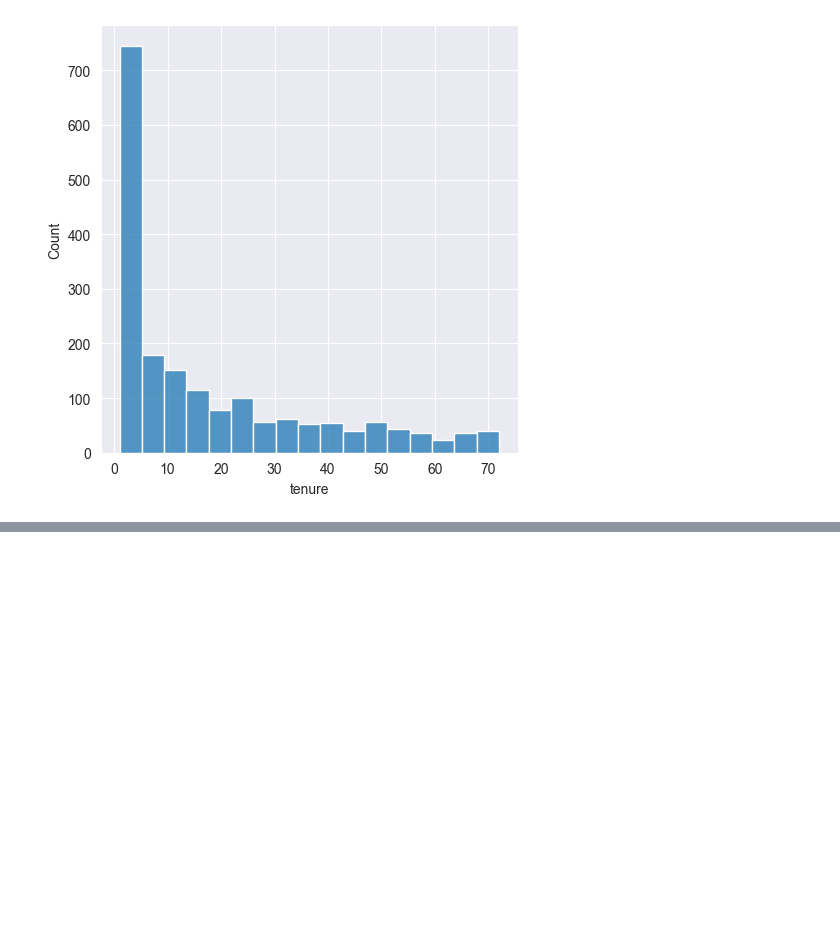
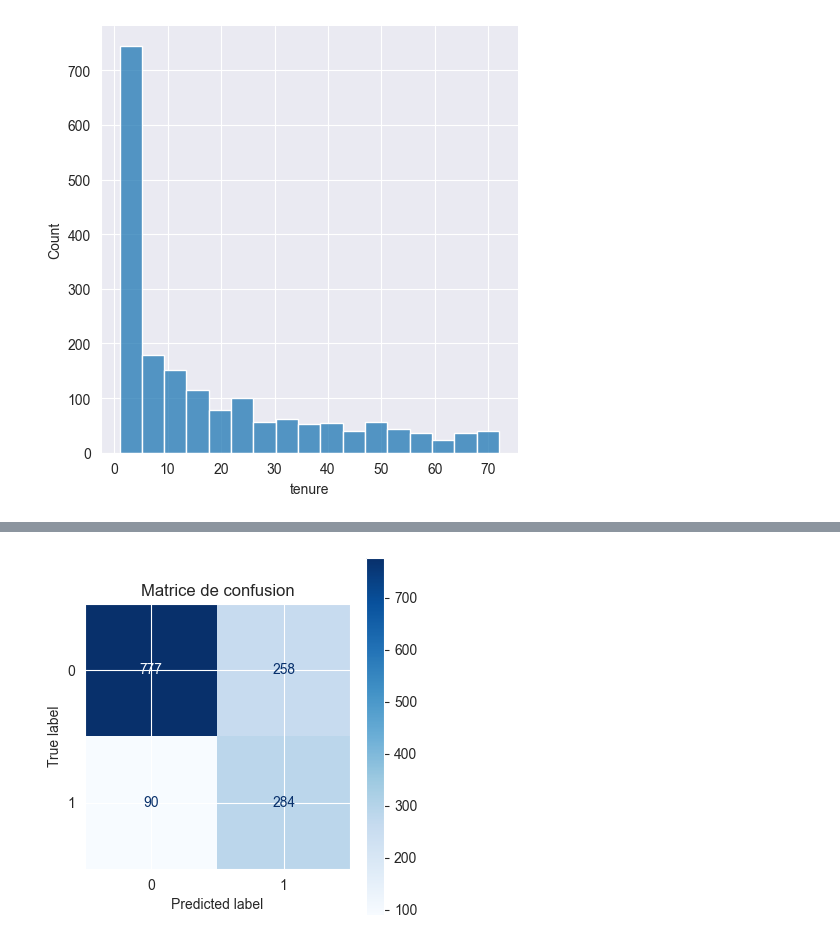
Before and after one commit to TouKhen/bloc-3, a Jupyter notebook: notebook/data-explo-logistic-regression.ipynb, the cells around one changed output, grey strips where cells are left out. Saved outputs shown, nothing was run; the diff lists cells and outputs as text; code cells hidden in the pictures; blank space fills up the shorter version.

Commit message:
Added a logistic regression file

```diff
--- a/notebook/data-explo.ipynb
+++ b/notebook/data-explo-logistic-regression.ipynb
@@ -25,3 +34,77 @@ sns.displot(data=customers_churn, x="tenure")
 # %% [output]
 <seaborn.axisgrid.FacetGrid at 0x...>
 [figure]
+# %%
+# Cible binaire: Yes -> 1, No -> 0
+y = data['Churn'].map({'Yes': 1, 'No': 0}).astype(int)
+
+# X = toutes les colonnes explicatives sauf la cible (et un éventuel identifiant)
+cols_to_drop = [c for c in ['Churn', 'customerID'] if c in data.columns]
+X = data.drop(columns=cols_to_drop)
+
+# Sélection des types
+numeric_features = X.select_dtypes(include=[np.number]).columns.tolist()
+categorical_features = X.select_dtypes(exclude=[np.number]).columns.tolist()
+
+# Pré-traitements: imputation + (scaling pour numériques) + OneHotEncoder pour catégorielles
+numeric_transformer = Pipeline(steps=[
+    ('imputer', SimpleImputer(strategy='median')),
+    # with_mean=False pour garder un format sparse compatible
+    ('scaler', StandardScaler(with_mean=False))
+])
+
+categorical_transformer = Pipeline(steps=[
+    ('imputer', SimpleImputer(strategy='most_frequent')),
+    ('ohe', OneHotEncoder(handle_unknown='ignore'))  # sortie sparse par défaut
+])
+
+preprocess = ColumnTransformer(
+    transformers=[
+        ('num', numeric_transformer, numeric_features),
+        ('cat', categorical_transformer, categorical_features),
+    ],
+    remainder='drop'
+)
+
+# Modèle: solver compatible sparse. class_weight='balanced' utile si la classe "Yes" est minoritaire
+model = Pipeline(steps=[
+    ('preprocess', preprocess),
+    ('log_reg', LogisticRegression(solver='liblinear', max_iter=1000,
+                                   class_weight='balanced'))
+])
+
+# Split train/test (stratifié pour garder la proportion de classes)
+X_train, X_test, y_train, y_test = train_test_split(
+    X, y, test_size=0.2, stratify=y, random_state=42
+)
+
+# Entraînement
+model.fit(X_train, y_train)
+
+# Évaluation
+y_pred = model.predict(X_test)
+y_proba = model.predict_proba(X_test)[:, 1]
+
+print(f"Accuracy: {accuracy_score(y_test, y_pred):.3f}")
+print(f"ROC AUC: {roc_auc_score(y_test, y_proba):.3f}")
+print("\nClassification report:")
+print(classification_report(y_test, y_pred, digits=3))
+
+# Matrice de confusion
+fig, ax = plt.subplots(figsize=(4, 4))
+ConfusionMatrixDisplay.from_predictions(y_test, y_pred, ax=ax, cmap='Blues')
+ax.set_title('Matrice de confusion')
+plt.tight_layout()
+
+### Coefficients (caractéristiques les plus influentes)
+
+# Récupération des coefficients du modèle après transformation
+log_reg = model.named_steps['log_reg']
+feature_names = model.named_steps['preprocess'].get_feature_names_out()
+
+coefs = pd.Series(log_reg.coef_.ravel(), index=feature_names) \
+    .sort_values(key=lambda s: s.abs(), ascending=False)
+
+# Les 20 variables les plus contributives (en valeur absolue)
+coefs.head(20)
+# %% [output]
@@ -27,0 +140 @@ sns.displot(data=customers_churn, x="tenure")
+[figure, added]
```
Also changed, not shown: parts of 4 cells of this notebook.
